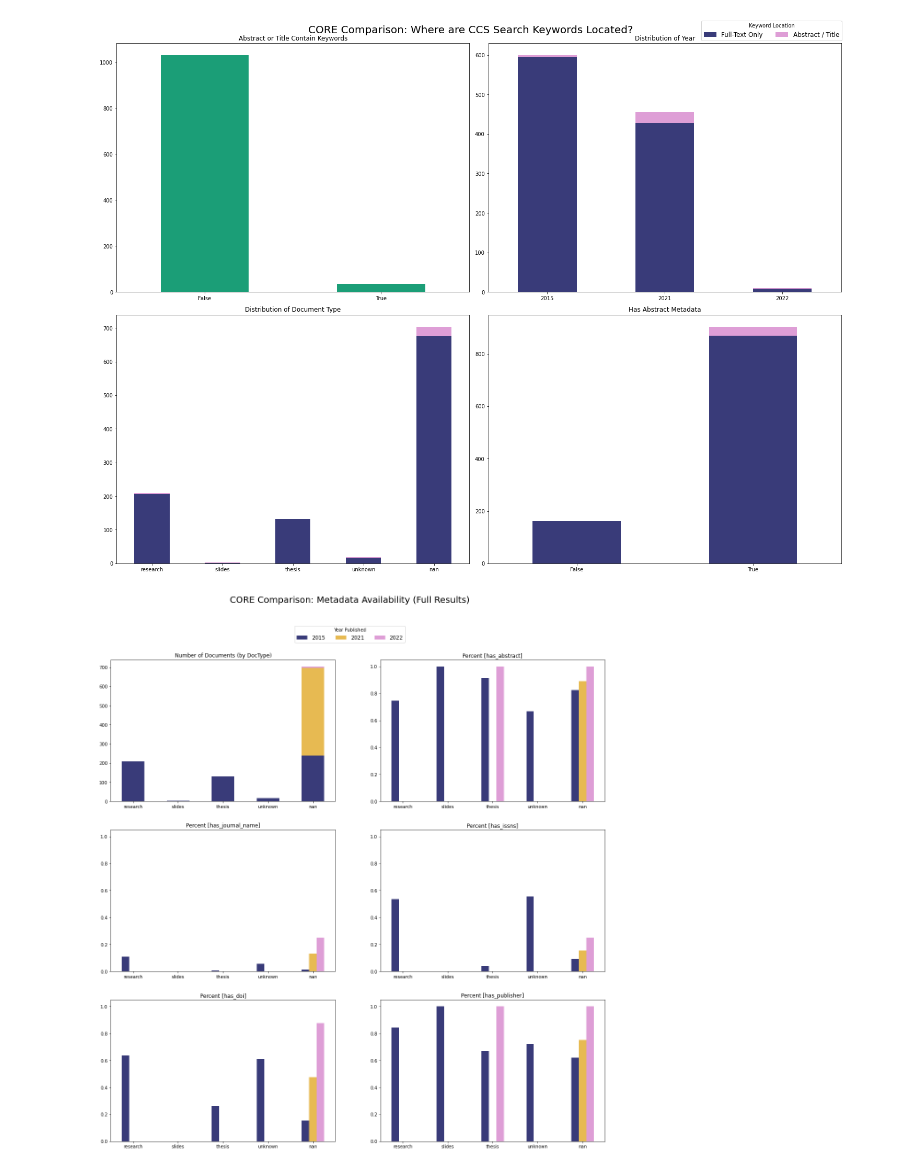
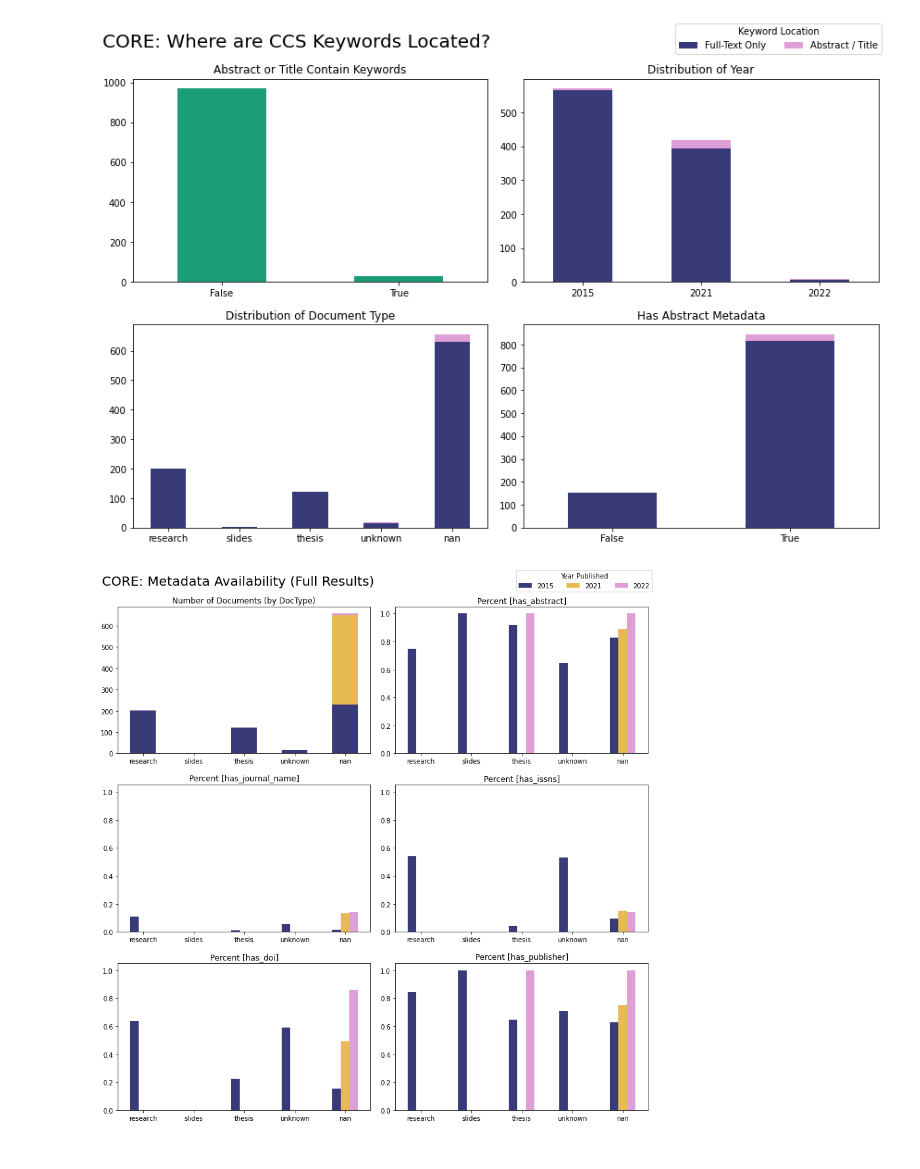
Before and after one commit to jerlanger/mcc, a Jupyter notebook: engineEval/core/notebooks/coreAPIEval.ipynb, the cells around one changed output. Drawn from its saved outputs; the diff is of its cells as text; code cells hidden in the pictures.

```diff
--- a/engineEval/core/notebooks/coreAPIEval.ipynb
+++ b/engineEval/core/notebooks/coreAPIEval.ipynb
@@ -138,10 +140,11 @@ df_q2["query_match"] = ((df_q2["abstract"].str.match(r"^(?=.*[cC](02 capture and
 
 def fix_controls(df):
 
-    columns = ["nacsos_id","wos_id","lcase_ttl","authors","abstract","doi","pubyear"]
+    columns = ["nacsos_id","wos_id","lcase_ttl","authors","abstract","doi","pubyear","abstract_stripped"]
     df["lcase_ttl"] = df["title"].str.lower().astype(str)
     df["pubyear"] = df["pubyear"].fillna(0).astype(int)
     df["doi"] = df["doi"].astype(str)
+    df["abstract_stripped"] = df["abstract"].apply(lambda x: re.sub(r'\W+', '', x) if pd.notna(x) else x)
 
     df = df.loc[:,columns].drop_duplicates().reset_index(drop=True)
 
@@ -160,50 +163,71 @@ df_q2_agg = df_q2.assign(has_abstract = df_q2["abstract"].apply(lambda x: pd.not
 
 # exists as a temp because I am working off of csv and not the api
 df_q2_agg["dataProvider_id"] = df_q2_agg["dataProviders"].str.extract(r"data-providers\/(\d*)'").astype(int)
+df_q2_agg["abstract_stripped"] = df_q2_agg["abstract"].apply(lambda x: re.sub(r'\W+', '', x) if pd.notna(x) else x)
 
 # Add Data Provider Name #
 
 df_providers = pd.read_csv("../data/dataproviders_results.csv").iloc[:,1:]
 df_q2_agg["dataProviderName"] = pd.merge(df_q2_agg,df_providers, left_on="dataProvider_id",right_on="id", how="left")["name"]
 
-# Add Overlap Boolean #
+# Add Overlap Boolean to Query Results#
 
 df_d = pd.merge(df_q2_agg,df_ctrl2.loc[:,["doi"]].assign(doi_match = True), left_on="doi", right_on="doi", how="left")
 df_d["ttl_match"] = pd.merge(df_q2_agg,df_ctrl2.loc[:,["lcase_ttl"]].assign(ttl_match = True), left_on="lcase_ttl", right_on="lcase_ttl", how="left")["ttl_match"]
 df_q2_agg["wos_match"] = (df_d["doi_match"] == True) | (df_d["ttl_match"] == True)
+df_q2_agg["database"] = df_q2_agg["wos_match"].apply(lambda x: "Overlap" if x == True else "Core")
+
+# Add Overlap Boolean to Control Results #
+
+df_d = pd.merge(df_ctrl2,df_q2_agg.loc[:,["doi"]].assign(doi_match = True), left_on="doi", right_on="doi", how="left")
+df_d["ttl_match"] = pd.merge(df_ctrl2,df_q2_agg.loc[:,["lcase_ttl"]].assign(ttl_match = True), left_on="lcase_ttl", right_on="lcase_ttl", how="left")["ttl_match"]
+df_ctrl2["core_match"] = (df_d["doi_match"] == True) | (df_d["ttl_match"] == True)
+df_ctrl2["database"] = df_ctrl2["core_match"].apply(lambda x: "Overlap" if x == True else "Web of Science")
+
+# Created
+
+# Reduce Q2 Data to Remove Duplicates #
+
+reducedColumns = ["doi","documentType","publisher","lcase_ttl","pubyear","journal_name","query_match","has_abstract","has_journal_name","has_issns","has_doi","has_publisher","row_count","dataProviderName","wos_match","database","abstract_stripped"]
+
+df_q2_agg = df_q2_agg.loc[:, reducedColumns].drop_duplicates()
 # %%
 # Keywords in Abstract or Full Text Overview #
 
-fig, axes = plt.subplots(nrows=2, ncols=2, figsize=(20,15))
-plt.suptitle('CORE Comparison: Where are CCS Search Keywords Located?', size=20)
+fig, axes = plt.subplots(nrows=2, ncols=2, figsize=(12,8))
+plt.suptitle('CORE: Where are CCS Keywords Located?', size=20, ha="right")
 
-df_q2_agg.groupby("query_match", dropna=False)["id"].agg("count")\
+df_q2_agg.groupby("query_match", dropna=False)["lcase_ttl"].agg("count")\
             .plot.bar(title="Abstract or Title Contain Keywords", xlabel="", rot=0, colormap="Dark2", ax=axes[0,0], legend=0)
 
-df_q2_agg.groupby(["query_match","documentType"], dropna=False)["id"].agg("count").unstack(level=0)\
+df_q2_agg.groupby(["query_match","documentType"], dropna=False)["lcase_ttl"].agg("count").unstack(level=0)\
             .plot.bar(title="Distribution of Document Type",xlabel="", colormap="tab20b", stacked=True, rot=0, ax=axes[1,0], legend=0)
 
-df_q2_agg.groupby(["query_match","pubyear"], dropna=False)["id"].agg("count").unstack(level=0)\
+df_q2_agg.groupby(["query_match","pubyear"], dropna=False)["lcase_ttl"].agg("count").unstack(level=0)\
             .plot.bar(title="Distribution of Year",xlabel="", colormap="tab20b", stacked=True, rot=0, ax=axes[0,1], legend=0)
 
-df_q2_agg.groupby(["query_match","has_abstract"], dropna=False)["id"].agg("count").unstack(level=0)\
+df_q2_agg.groupby(["query_match","has_abstract"], dropna=False)["lcase_ttl"].agg("count").unstack(level=0)\
             .plot.bar(title="Has Abstract Metadata",xlabel="", colormap="tab20b", stacked=True, rot=0, ax=axes[1,1], legend=0)
 
 h, l = axes[1,0].get_legend_handles_labels()
-fig.legend(h, ["Full-Text Only","Abstract / Title"], loc='center', bbox_to_anchor=(0.9,0.97), title="Keyword Location", ncol=2, prop={"size": 12}, fancybox=True)
-fig.tight_layout()
+#bars = axes[0,0].bar(indexes, values)
+#axes.bar_label(bars)
+
+fig.legend(h, ["Full-Text Only","Abstract / Title"], loc='center', bbox_to_anchor=(0.86,0.97), title="Keyword Location", ncol=2, prop={"size": 10}, fancybox=True)
+fig.tight_layout(pad=1.3)
+fig.patch.set_facecolor('white')
 
 plt.savefig("../local/viz/doubleMatch/queryMatch_overview.png", bbox_inches="tight")
 # %% [output]
-[figure, old version]
+[figure, new version]
 # %%
 ### Individual Doc Type Column Availability ###
 
 df_docType = df_q2_agg.groupby(["pubyear","documentType"], dropna=False)[["has_abstract","has_journal_name","has_issns","has_doi","has_publisher","row_count"]]\
                         .agg(np.sum)
 
-fig, axes = plt.subplots(nrows=3, ncols=2, figsize=(20,20))
-plt.suptitle('CORE Comparison: Metadata Availability (Full Results)', size=20)
+fig, axes = plt.subplots(nrows=3, ncols=2, figsize=(12,12))
+plt.suptitle('CORE: Metadata Availability (Full Results)', size=20, ha="right")
 
 rw=0
 col=1
@@ -213,8 +237,6 @@ for c in df_docType.columns:
     if c != "row_count":
         df_docType.assign(pct = df_docType[c]/df_docType["row_count"])\
           .loc[:,"pct"].unstack(level=0).plot.bar(title=f"Percent [{c}]", colormap="tab20b", rot=0, xlabel="", ylim=(0,1.05), ax=axes[rw,col], legend=0)
-        #plt.legend(loc="center", bbox_to_anchor=(1.1,0.5),ncol=1, fancybox=True)
-        #plt.savefig(f"../local/viz/docType/pct_{c}.png", bbox_inches="tight")
         if col==1:
             col=0
             rw+=1
@@ -222,10 +244,11 @@ for c in df_docType.columns:
             col+=1
 
 h, l = axes[0,0].get_legend_handles_labels()
-fig.legend(h, labels=l, loc='center', bbox_to_anchor=(0.5,0.92), title="Year Published", ncol=3, prop={"size": 12}, fancybox=True)
-#fig.tight_layout()
+fig.legend(h, labels=l, loc='center', bbox_to_anchor=(0.87,0.97), title="Year Published", ncol=3, prop={"size": 10}, fancybox=True)
+fig.tight_layout(pad=1.5)
+fig.patch.set_facecolor('white')
 
 plt.savefig("../local/viz/docType/docType_overview.png",bbox_inches="tight")
 # %% [output]
-[figure, old version]
+[figure, new version]
 # %%
```
Also changed, not shown: parts of 12 cells of this notebook.
